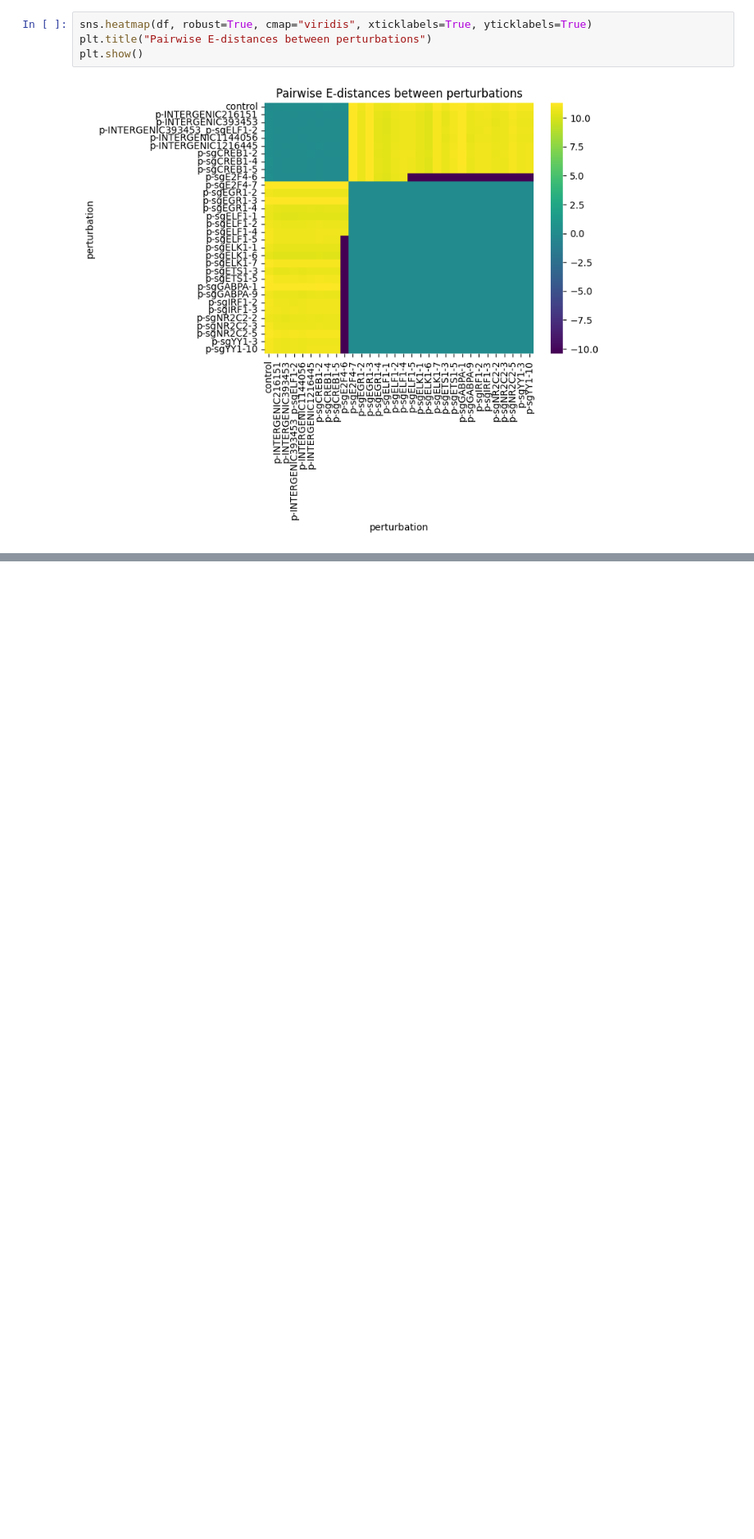
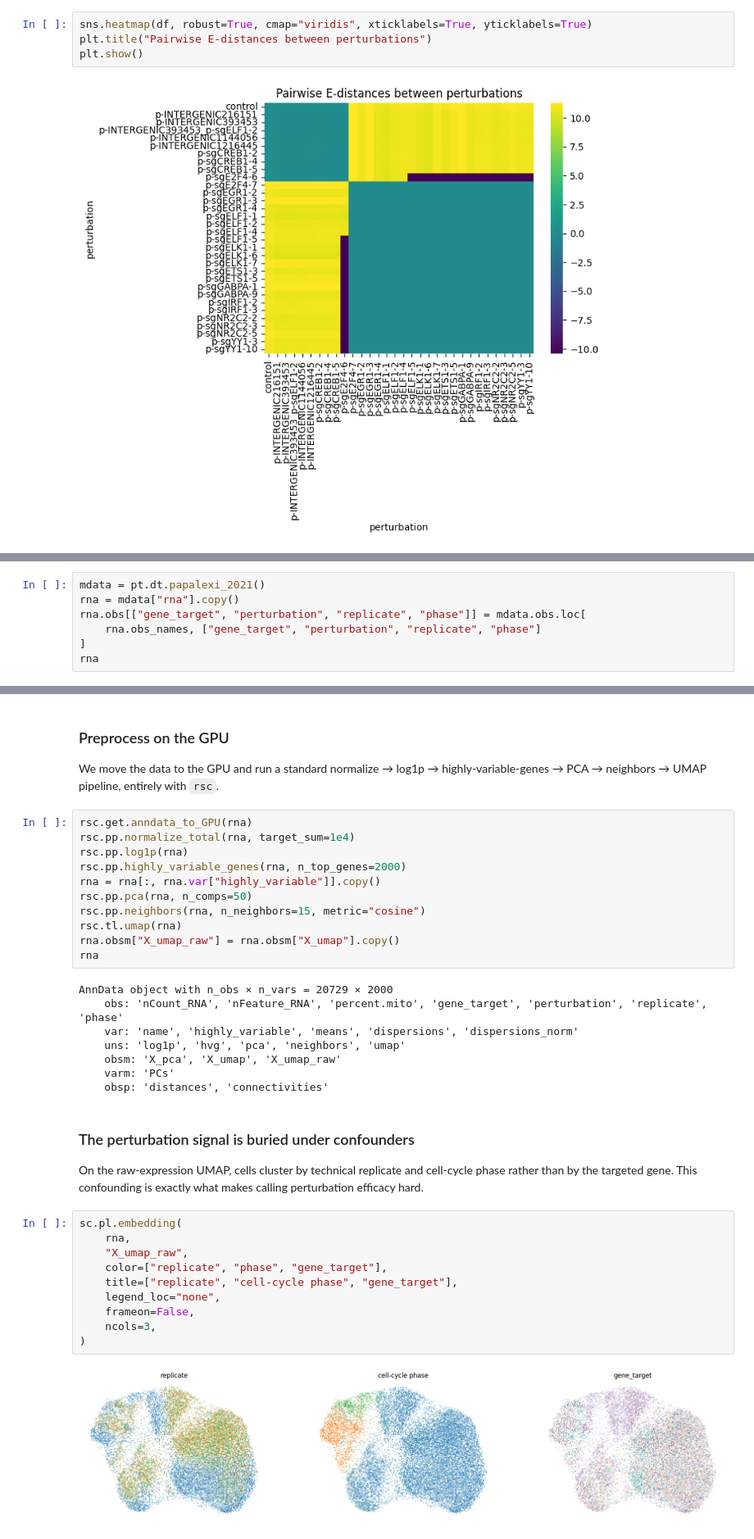
Before and after one commit to scverse/rapids_singlecell-notebooks, a Jupyter notebook: 05_pertpy.ipynb, the cells around one changed output, grey strips where cells are left out. Shown at 82% size. Drawn from its saved outputs; the diff is of its cells as text; blank space fills up the shorter version.

```diff
--- a/05_pertpy.ipynb
+++ b/05_pertpy.ipynb
@@ -115,0 +142,7 @@ Wall time: 233 ms
+# %%
+mdata = pt.dt.papalexi_2021()
+rna = mdata["rna"].copy()
+rna.obs[["gene_target", "perturbation", "replicate", "phase"]] = mdata.obs.loc[
+    rna.obs_names, ["gene_target", "perturbation", "replicate", "phase"]
+]
+rna
@@ -115,0 +153,40 @@ Wall time: 233 ms
+# %% [markdown]
+### Preprocess on the GPU
+
+We move the data to the GPU and run a standard normalize → log1p → highly-variable-genes → PCA → neighbors → UMAP pipeline, entirely with `rsc`.
+# %%
+rsc.get.anndata_to_GPU(rna)
+rsc.pp.normalize_total(rna, target_sum=1e4)
+rsc.pp.log1p(rna)
+rsc.pp.highly_variable_genes(rna, n_top_genes=2000)
+rna = rna[:, rna.var["highly_variable"]].copy()
+rsc.pp.pca(rna, n_comps=50)
+rsc.pp.neighbors(rna, n_neighbors=15, metric="cosine")
+rsc.tl.umap(rna)
+rna.obsm["X_umap_raw"] = rna.obsm["X_umap"].copy()
+rna
+# %% [output]
+AnnData object with n_obs × n_vars = 20729 × 2000
+    obs: 'nCount_RNA', 'nFeature_RNA', 'percent.mito', 'gene_target', 'perturbation', 'replicate', 'phase'
+    var: 'name', 'highly_variable', 'means', 'dispersions', 'dispersions_norm'
+    uns: 'log1p', 'hvg', 'pca', 'neighbors', 'umap'
+    obsm: 'X_pca', 'X_umap', 'X_umap_raw'
+    varm: 'PCs'
+    obsp: 'distances', 'connectivities'
+# %% [markdown]
+### The perturbation signal is buried under confounders
+
+On the raw-expression UMAP, cells cluster by technical replicate and cell-cycle phase rather than by the targeted gene.
+This confounding is exactly what makes calling perturbation efficacy hard.
+# %%
+sc.pl.embedding(
+    rna,
+    "X_umap_raw",
+    color=["replicate", "phase", "gene_target"],
+    title=["replicate", "cell-cycle phase", "gene_target"],
+    legend_loc="none",
+    frameon=False,
+    ncols=3,
+)
+# %% [output]
+[figure, added]
```
Also changed, not shown: parts of 26 cells of this notebook, 1 other file.
